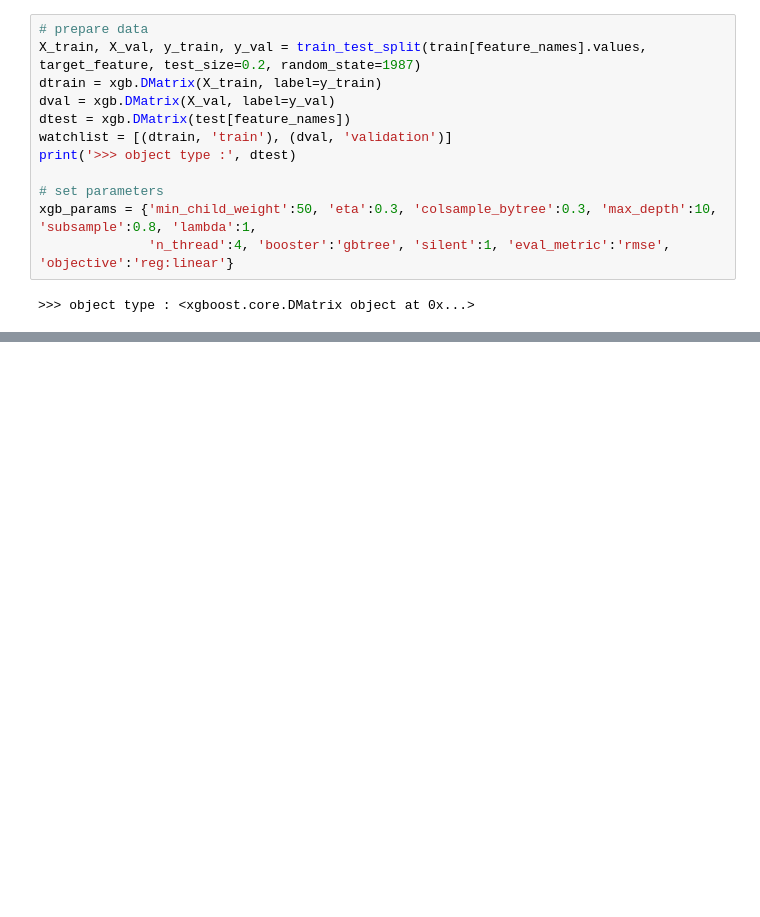
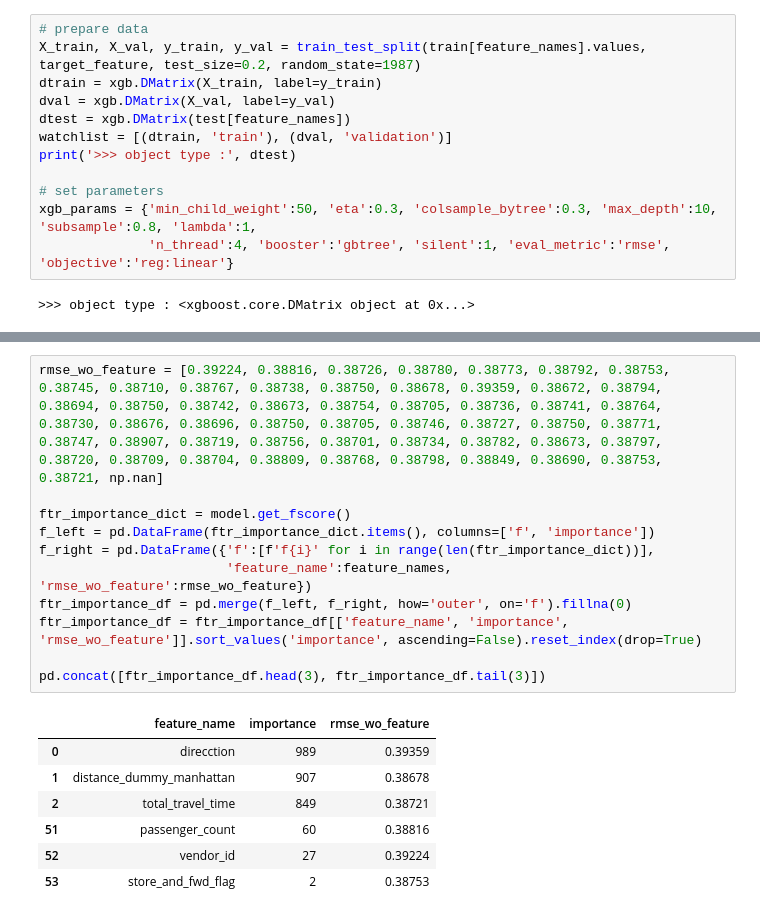
Before and after one commit to sam351/competitions, a Jupyter notebook: kaggle_NY-taxi/200625_NY-taxi_study-03_from-EDA-to-the-Top.ipynb, the cells around one changed output, grey strips where cells are left out. Saved outputs shown, nothing was run; the diff lists cells and outputs as text; blank space fills up the shorter version.

Commit message:
Modify 200625_NY-taxi_study-03_from-EDA-to-the-Top.ipynb
- Add Feature Importance analysis

```diff
--- a/kaggle_NY-taxi/200625_NY-taxi_study-03_from-EDA-to-the-Top.ipynb
+++ b/kaggle_NY-taxi/200625_NY-taxi_study-03_from-EDA-to-the-Top.ipynb
@@ -638,0 +644,19 @@ Multiple eval metrics have been passed: 'validation-rmse' will be used for early
+# %%
+rmse_wo_feature = [0.39224, 0.38816, 0.38726, 0.38780, 0.38773, 0.38792, 0.38753, 0.38745, 0.38710, 0.38767, 0.38738, 0.38750, 0.38678, 0.39359, 0.38672, 0.38794, 0.38694, 0.38750, 0.38742, 0.38673, 0.38754, 0.38705, 0.38736, 0.38741, 0.38764, 0.38730, 0.38676, 0.38696, 0.38750, 0.38705, 0.38746, 0.38727, 0.38750, 0.38771, 0.38747, 0.38907, 0.38719, 0.38756, 0.38701, 0.38734, 0.38782, 0.38673, 0.38797, 0.38720, 0.38709, 0.38704, 0.38809, 0.38768, 0.38798, 0.38849, 0.38690, 0.38753, 0.38721, np.nan]
+
+ftr_importance_dict = model.get_fscore()
+f_left = pd.DataFrame(ftr_importance_dict.items(), columns=['f', 'importance'])
+f_right = pd.DataFrame({'f':[f'f{i}' for i in range(len(ftr_importance_dict))],
+                        'feature_name':feature_names, 'rmse_wo_feature':rmse_wo_feature})
+ftr_importance_df = pd.merge(f_left, f_right, how='outer', on='f').fillna(0)
+ftr_importance_df = ftr_importance_df[['feature_name', 'importance', 'rmse_wo_feature']].sort_values('importance', ascending=False).reset_index(drop=True)
+
+pd.concat([ftr_importance_df.head(3), ftr_importance_df.tail(3)])
+# %% [output]
+|  | feature_name | importance | rmse_wo_feature |
+| 0 | direcction | 989 | 0.39359 |
+| 1 | distance_dummy_manhattan | 907 | 0.38678 |
+| 2 | total_travel_time | 849 | 0.38721 |
+| 51 | passenger_count | 60 | 0.38816 |
+| 52 | vendor_id | 27 | 0.39224 |
+| 53 | store_and_fwd_flag | 2 | 0.38753 |
```
Also changed, not shown: parts of 7 cells of this notebook.
